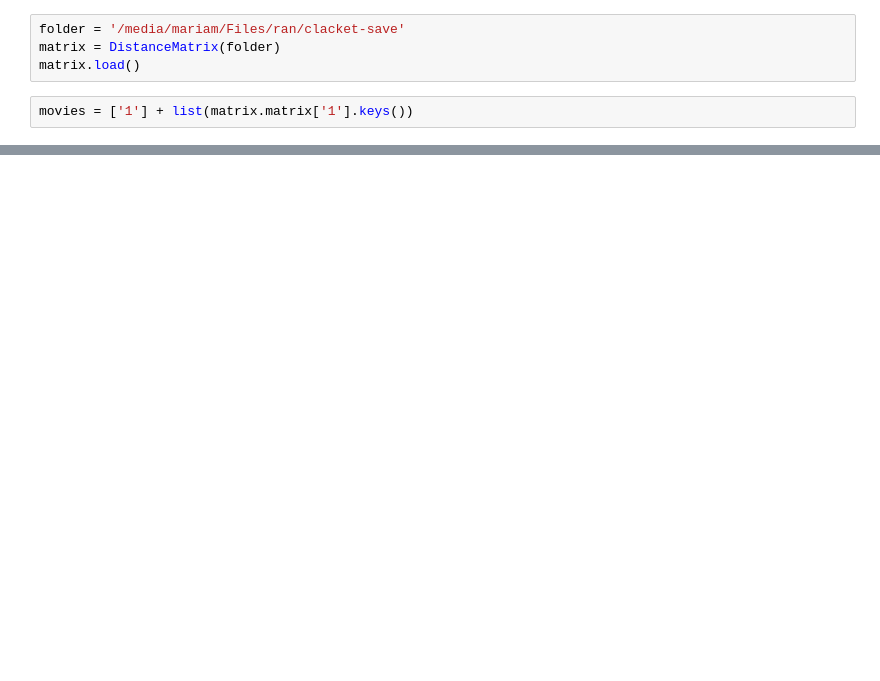
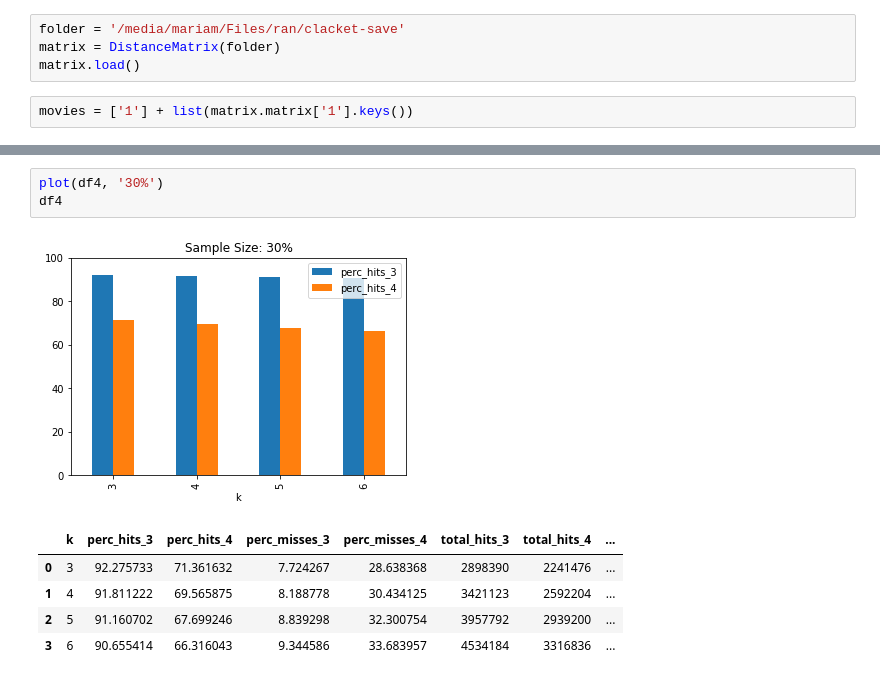
Before and after one commit to Clacket/clacket, a Jupyter notebook: prediction_lab.ipynb, the cells around one changed output, grey strips where cells are left out. Cells and saved outputs as stored; diff of their text form; blank space fills up the shorter version.

```diff
--- a/prediction_lab.ipynb
+++ b/prediction_lab.ipynb
@@ -126,0 +151,10 @@ Total misses: 339804 (3.163274719728129%)
+# %%
+plot(df4, '30%')
+df4
+# %% [output]
+[figure, added]
+|  | k | perc_hits_3 | perc_hits_4 | perc_misses_3 | perc_misses_4 | total_hits_3 | total_hits_4 | ... |
+| 0 | 3 | 92.275733 | 71.361632 | 7.724267 | 28.638368 | 2898390 | 2241476 | ... |
+| 1 | 4 | 91.811222 | 69.565875 | 8.188778 | 30.434125 | 3421123 | 2592204 | ... |
+| 2 | 5 | 91.160702 | 67.699246 | 8.839298 | 32.300754 | 3957792 | 2939200 | ... |
+| 3 | 6 | 90.655414 | 66.316043 | 9.344586 | 33.683957 | 4534184 | 3316836 | ... |
```
Also changed, not shown: parts of 15 cells of this notebook, 6 other files.
